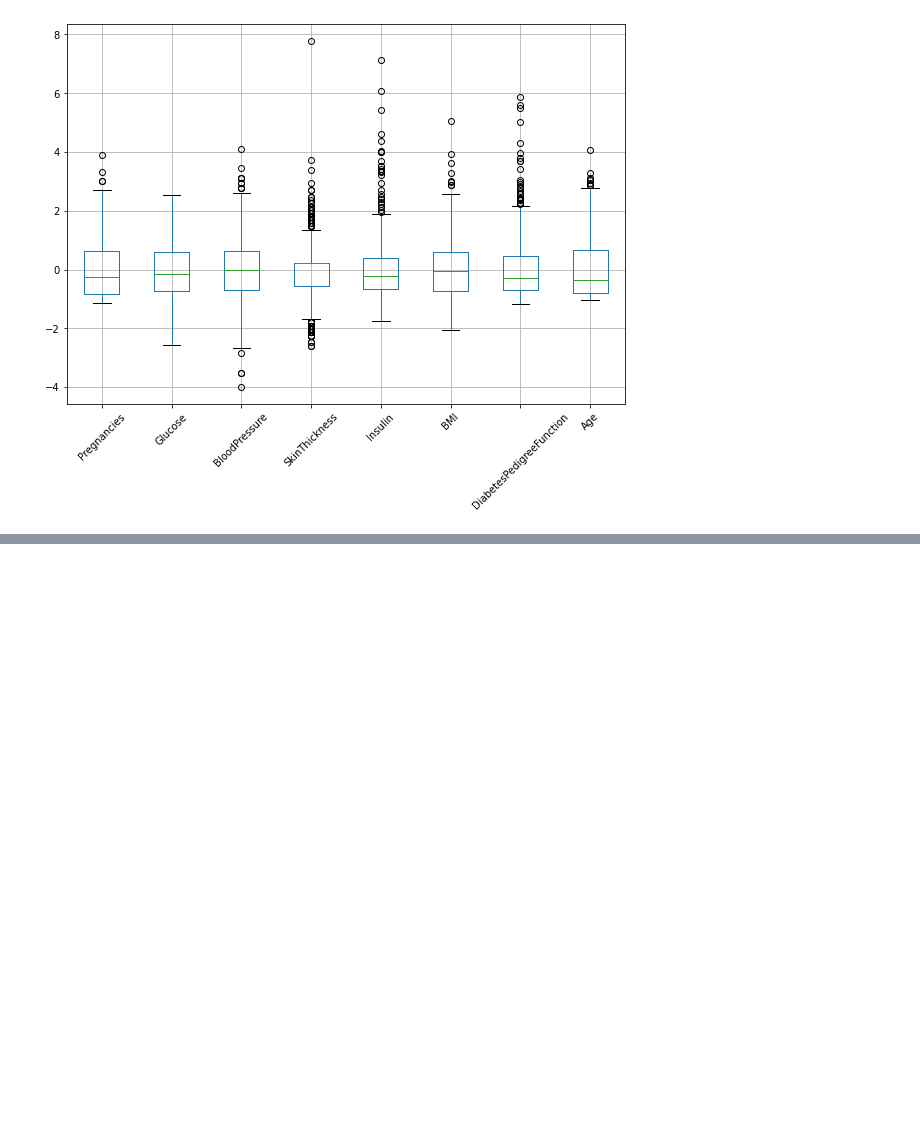
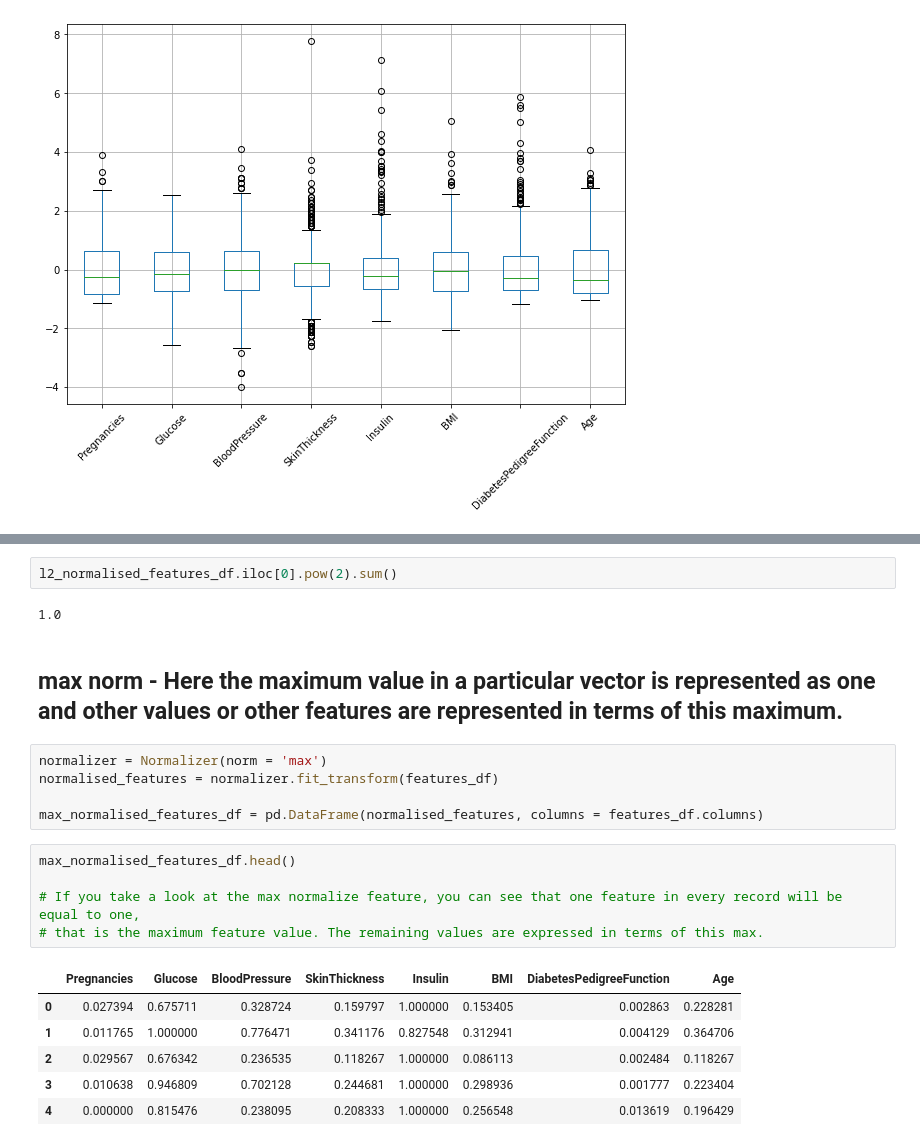
Before and after one commit to VitikaJain25/PandasRevision, a Jupyter notebook: FeatureScalingAndTransformation.ipynb, the cells around one changed output, grey strips where cells are left out. Cells and saved outputs as stored; diff of their text form; blank space fills up the shorter version.

```diff
--- a/FeatureScalingAndTransformation.ipynb
+++ b/FeatureScalingAndTransformation.ipynb
@@ -168,0 +239,23 @@ plt.show()
+# %%
+l2_normalised_features_df.iloc[0].pow(2).sum()
+# %% [output]
+1.0
+# %% [markdown]
+## max norm - Here the maximum value in a particular vector is represented as one and other values or other features are represented in terms of this maximum.
+# %%
+normalizer = Normalizer(norm = 'max')
+normalised_features = normalizer.fit_transform(features_df)
+
+max_normalised_features_df = pd.DataFrame(normalised_features, columns = features_df.columns)
+# %%
+max_normalised_features_df.head()
+
+# If you take a look at the max normalize feature, you can see that one feature in every record will be equal to one,
+# that is the maximum feature value. The remaining values are expressed in terms of this max.
+# %% [output]
+|  | Pregnancies | Glucose | BloodPressure | SkinThickness | Insulin | BMI | DiabetesPedigreeFunction | Age |
+| 0 | 0.027394 | 0.675711 | 0.328724 | 0.159797 | 1.000000 | 0.153405 | 0.002863 | 0.228281 |
+| 1 | 0.011765 | 1.000000 | 0.776471 | 0.341176 | 0.827548 | 0.312941 | 0.004129 | 0.364706 |
+| 2 | 0.029567 | 0.676342 | 0.236535 | 0.118267 | 1.000000 | 0.086113 | 0.002484 | 0.118267 |
+| 3 | 0.010638 | 0.946809 | 0.702128 | 0.244681 | 1.000000 | 0.298936 | 0.001777 | 0.223404 |
+| 4 | 0.000000 | 0.815476 | 0.238095 | 0.208333 | 1.000000 | 0.256548 | 0.013619 | 0.196429 |
```
Also changed, not shown: parts of 12 cells of this notebook.
